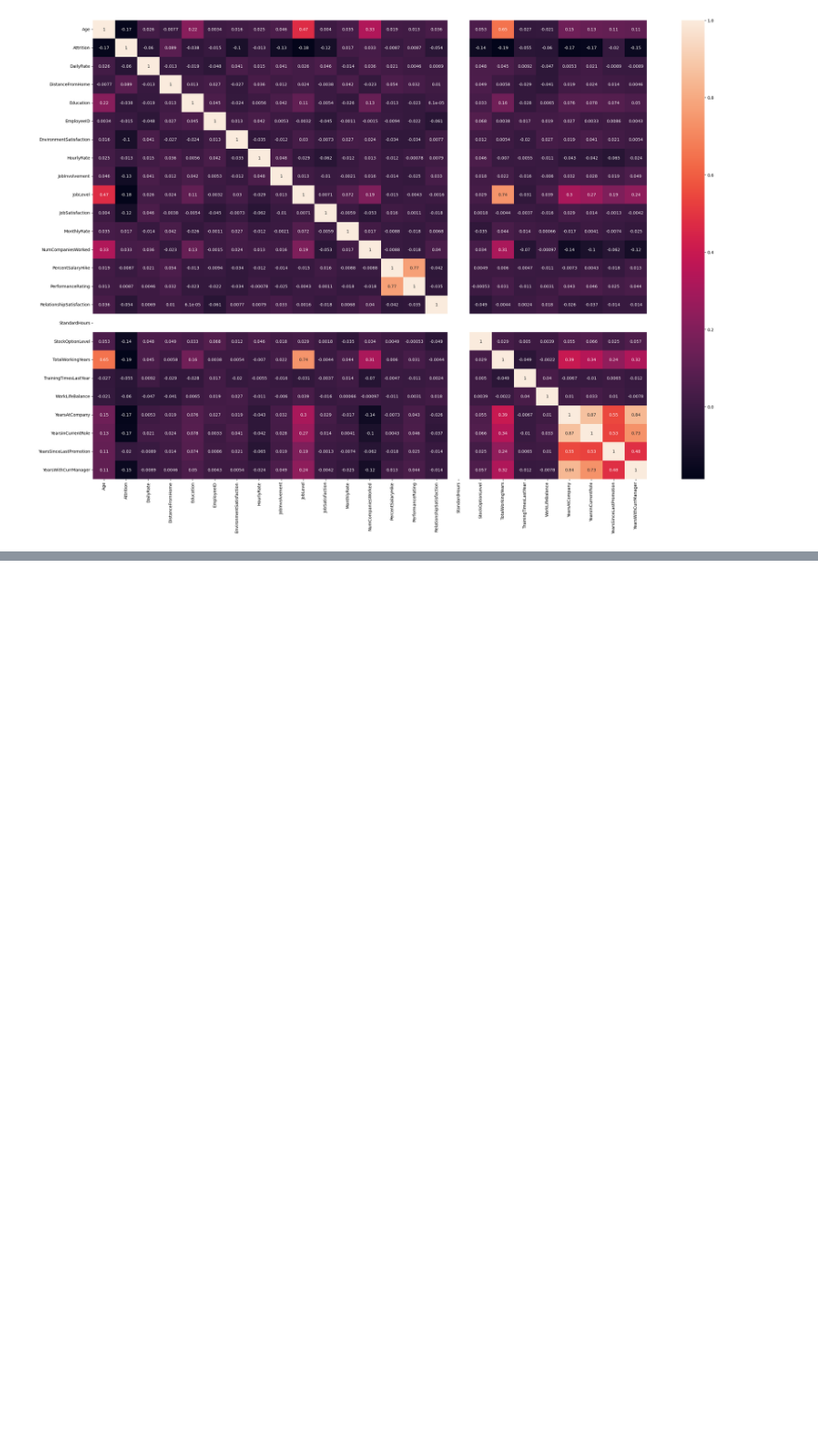
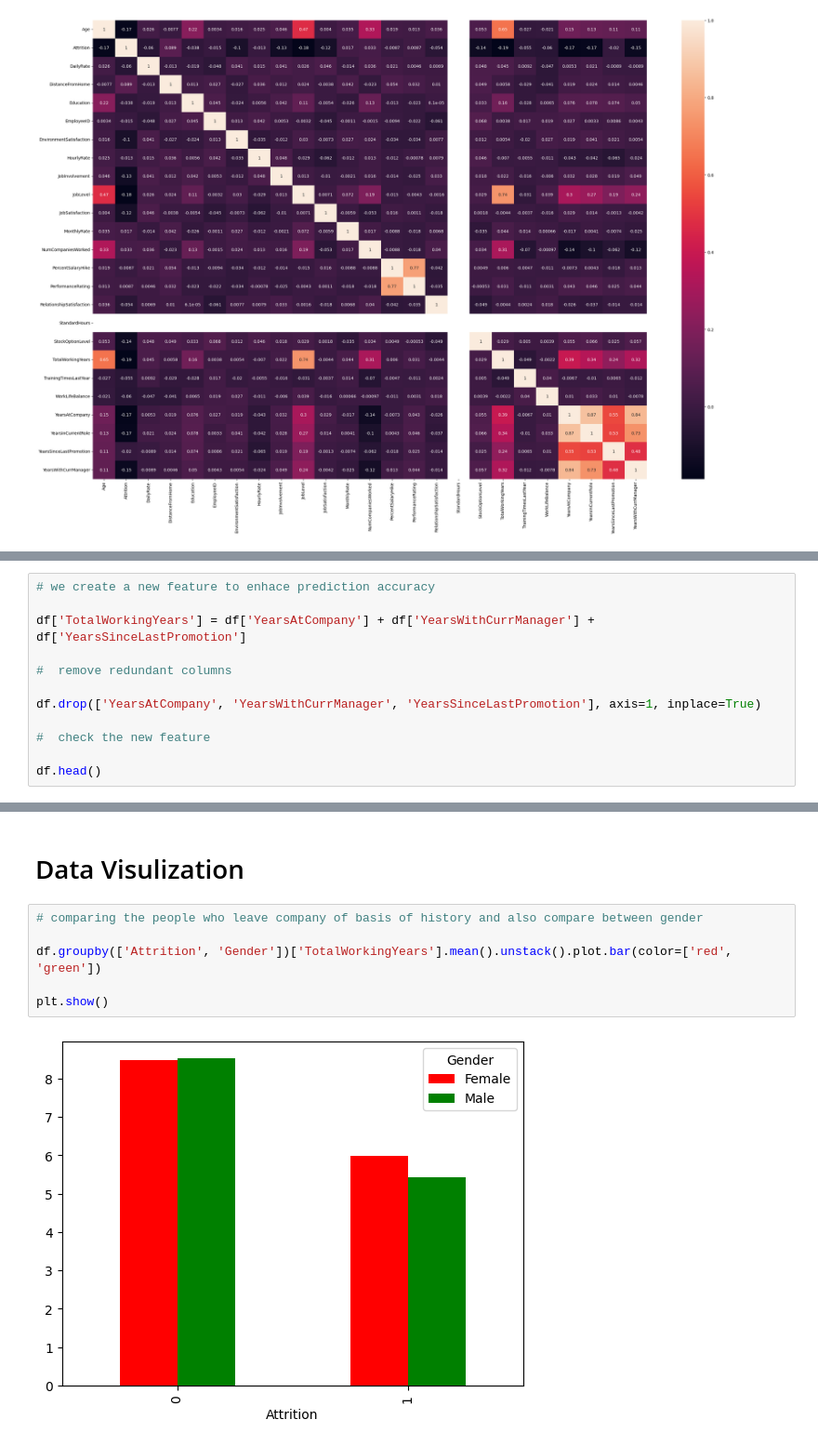
Before and after one commit to ziaulislammughal/NUEXUS-Technologies-AI-Internship-, a Jupyter notebook: EAP.ipynb, the cells around one changed output, grey strips where cells are left out. Shown at 93% size. Saved outputs shown, nothing was run; the diff lists cells and outputs as text; blank space fills up the shorter version.

```diff
--- a/EAP.ipynb
+++ b/EAP.ipynb
@@ -374,0 +377,12 @@ plt.figure(figsize=(30, 20)) ; sns.heatmap(df_num.corr(), annot=True)
+# %%
+# we create a new feature to enhace prediction accuracy
+
+df['TotalWorkingYears'] = df['YearsAtCompany'] + df['YearsWithCurrManager'] + df['YearsSinceLastPromotion']
+
+#  remove redundant columns
+
+df.drop(['YearsAtCompany', 'YearsWithCurrManager', 'YearsSinceLastPromotion'], axis=1, inplace=True)
+
+#  check the new feature
+
+df.head()
@@ -374,0 +417,10 @@ plt.figure(figsize=(30, 20)) ; sns.heatmap(df_num.corr(), annot=True)
+# %% [markdown]
+# Data Visulization
+# %%
+# comparing the people who leave company of basis of history and also compare between gender
+
+df.groupby(['Attrition', 'Gender'])['TotalWorkingYears'].mean().unstack().plot.bar(color=['red', 'green'])
+
+plt.show()
+# %% [output]
+[figure, added]
```
Also changed, not shown: parts of 6 cells of this notebook.
